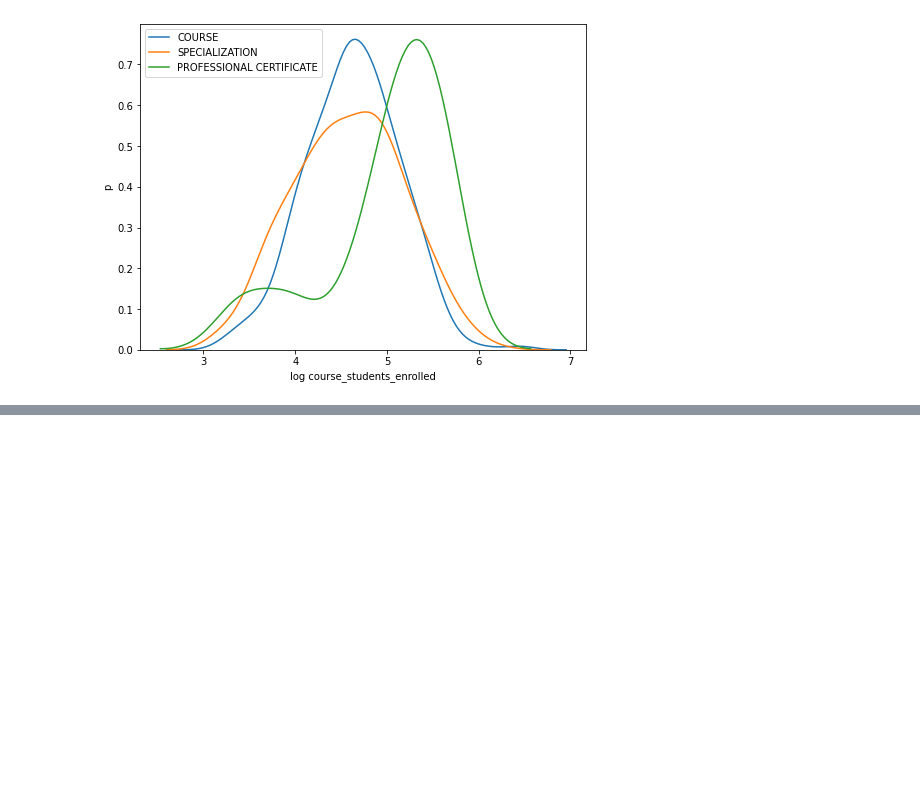
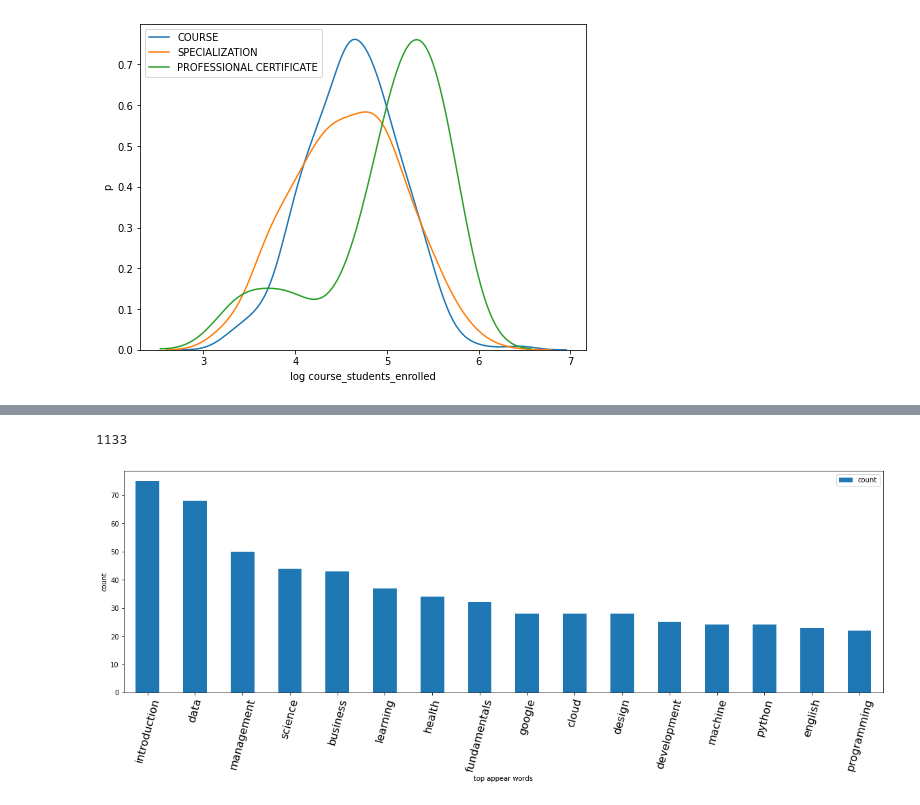
Before and after one commit to tanico-rikudo/TackleKaggle, a Jupyter notebook: coursera/analysis/CourseraEDA.ipynb, the cells around one changed output, grey strips where cells are left out. Drawn from its saved outputs; the diff is of its cells as text; code cells hidden in the pictures; blank space fills up the shorter version.

```diff
--- a/coursera/analysis/CourseraEDA.ipynb
+++ b/coursera/analysis/CourseraEDA.ipynb
@@ -533,0 +543,3 @@ df_token_lists
+# %%
+# Detect monther language of title
+df['course_title_lang'] = [cld2.detect(_title)[2][0][1]  for _title in df.course_title.values]
@@ -533,0 +567,14 @@ df_token_lists
+# %%
+df_en = df[df.course_title_lang=='en']
+dct_title = {i :tokenize(_token) for i, _token in enumerate(df_en.course_title.values)}
+df_words = pd.DataFrame(nltk.FreqDist([flatten for inner in dct_title.values() for flatten in inner]),index=['count']).T.sort_values(by='count',ascending=False)
+# %%
+fig, ax = plt.subplots(figsize=(20,6), facecolor='w')
+df_words[df_words['count']>20].plot.bar(ax=ax)
+plt.xticks(rotation =75,fontsize=16)
+plt.xlabel('top appear words')
+plt.ylabel('count')
+print(df_words.shape[0])
+# %% [output]
+1133
+[figure, added]
```
Also changed, not shown: parts of 33 cells of this notebook.
